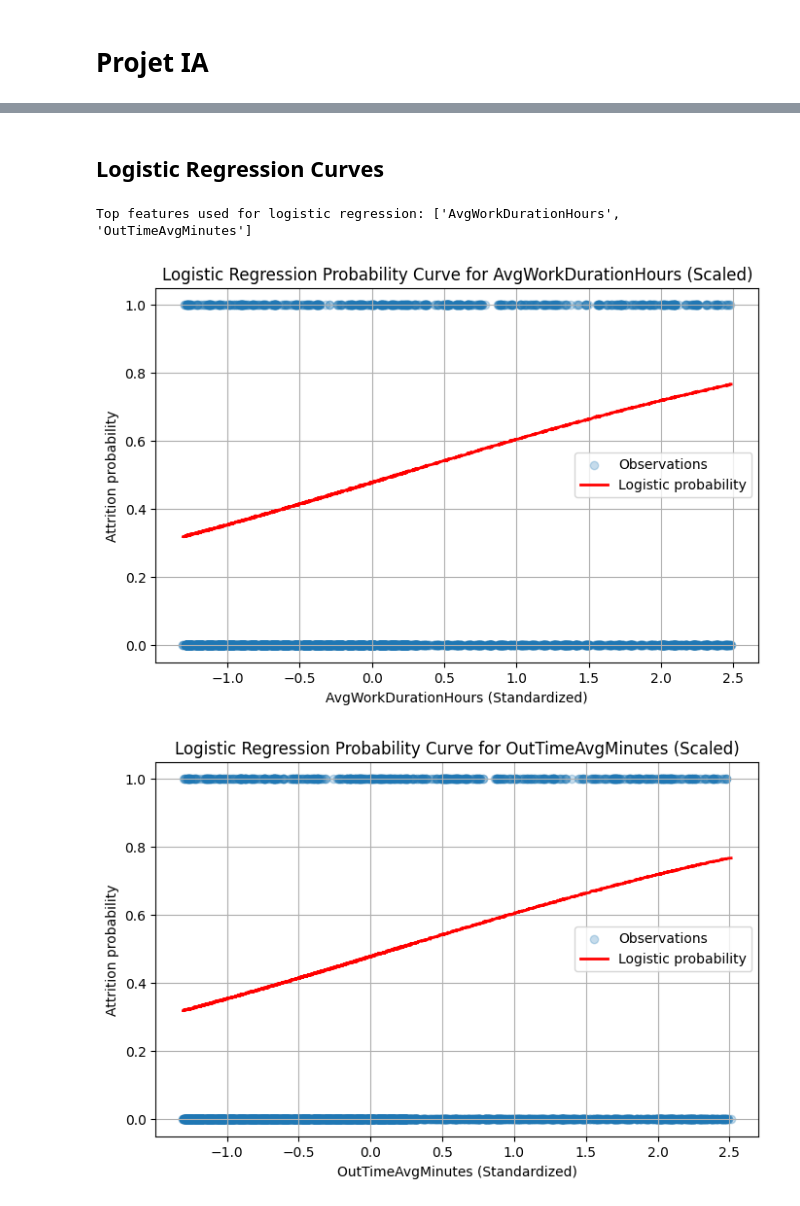
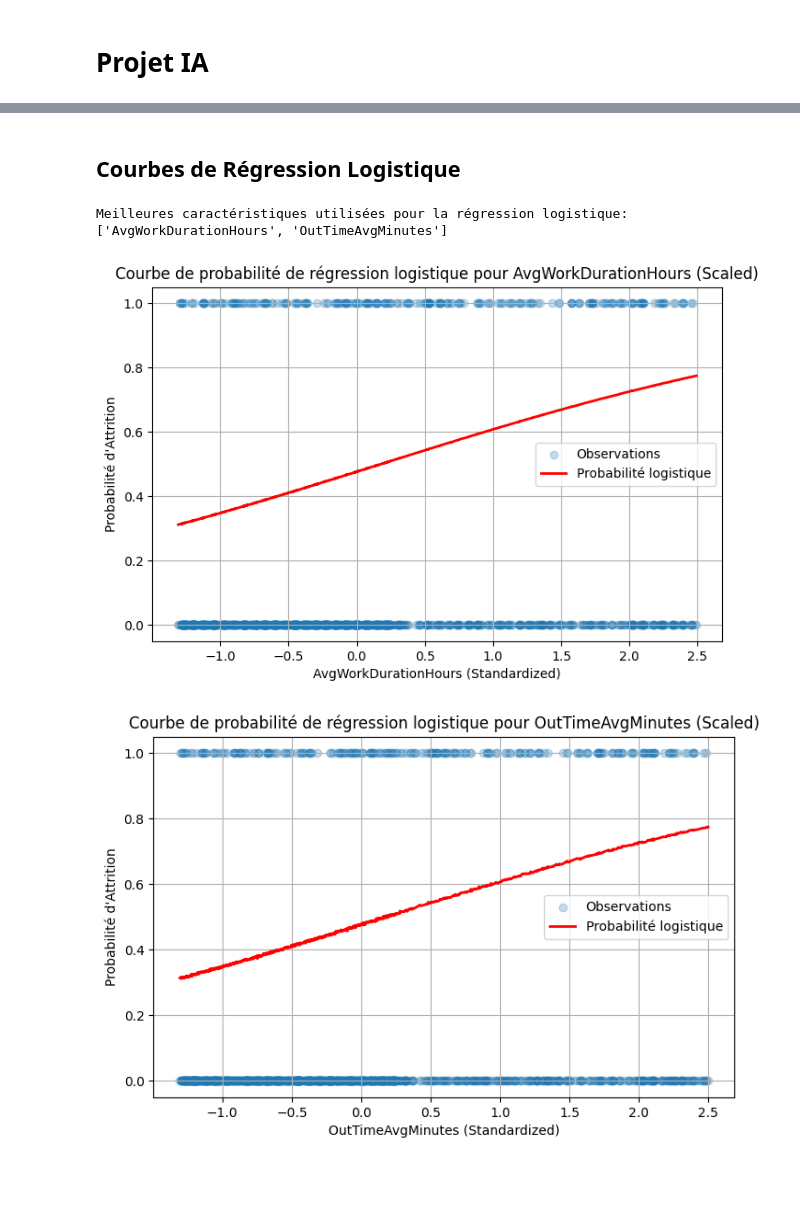
Before and after one commit to Vore667/HumanForYou, a Jupyter notebook: projet_ia.ipynb, the cells around one changed output, grey strips where cells are left out. Saved outputs shown, nothing was run; the diff lists cells and outputs as text; code cells hidden in the pictures; blank space fills up the shorter version.

```diff
--- a/projet_ia.ipynb
+++ b/projet_ia.ipynb
@@ -240,10 +259,11 @@ print(encoded)
 # %%
-# Feature Engineering
+# Ingénierie des Caractéristiques
 df_general['PromotionRatio'] = df_general['YearsSinceLastPromotion'] / (df_general['YearsAtCompany'] + 1)
 df_general['IncomePerYearAge'] = df_general['MonthlyIncome'] / df_general['Age']
 df_general['TenurePerJob'] = df_general['TotalWorkingYears'] / (df_general['NumCompaniesWorked'] + 1)
 
 numeric_features = [
+    "Age",  # <-- manquant
     "DistanceFromHome",
     "Education",
     "JobLevel",
@@ -256,6 +276,13 @@ numeric_features = [
     "YearsAtCompany",
     "YearsSinceLastPromotion",
     "YearsWithCurrManager",
+    # Caractéristiques d'enquête (manquantes)
+    "EnvironmentSatisfaction",
+    "JobSatisfaction",
+    "WorkLifeBalance",
+    "JobInvolvement",
+    "PerformanceRating",
+    # Caractéristiques de temps
     "InTimeAvgMinutes",
     "InTimeStdMinutes",
     "InTimeMissingDays",
@@ -265,9 +292,8 @@ numeric_features = [
     "AvgWorkDurationHours",
     "StdWorkDurationHours",
     "MissingWorkDurationDays",
-    "PromotionRatio",
-    "IncomePerYearAge",
-    "TenurePerJob"
+    # Ingénierie
+    "PromotionRatio", "IncomePerYearAge", "TenurePerJob",
 ]
 numeric_features = [col for col in numeric_features if col in df_general.columns]
 # %%
@@ -317,9 +374,9 @@ Name: Attrition_num, dtype: float64
 # %% [markdown]
-## Logistic Regression Curves
+## Courbes de Régression Logistique
 # %%
-# Train a logistic regression model on the two most correlated features
+# Entraîner un modèle de régression logistique sur les deux caractéristiques les plus corrélées
 top_features = attrition_corr.abs().sort_values(ascending=False).head(2).index.tolist()
-print('Top features used for logistic regression:', top_features)
+print('Meilleures caractéristiques utilisées pour la régression logistique:', top_features)
 
 X_log = corr_data[top_features]
 y_log = corr_data['Attrition_num']
@@ -327,41 +384,42 @@ y_log = corr_data['Attrition_num']
 scaler_log = StandardScaler()
 X_log_scaled = pd.DataFrame(scaler_log.fit_transform(X_log), columns=X_log.columns, index=X_log.index)
 
 clf_log = LogisticRegression(max_iter=500, class_weight='balanced')
 clf_log.fit(X_log_scaled, y_log)
 
-# Plot probability curve for each top feature separately
+# Tracer la courbe de probabilité pour chaque caractéristique principale séparément
 for feature in top_features:
     plt.figure(figsize=(8, 5))
     idx = X_log_scaled[feature].sort_values().index
     values = X_log_scaled.loc[idx, feature].values
     probs = clf_log.predict_proba(X_log_scaled.loc[idx])[:, 1]
     plt.scatter(X_log_scaled[feature], y_log, alpha=0.25, label='Observations')
-    plt.plot(values, probs, color='red', linewidth=2, label='Logistic probability')
-    plt.title(f'Logistic Regression Probability Curve for {feature} (Scaled)')
+    plt.plot(values, probs, color='red', linewidth=2, label='Probabilité logistique')
+    plt.title(f'Courbe de probabilité de régression logistique pour {feature} (Scaled)')
     plt.xlabel(f'{feature} (Standardized)')
-    plt.ylabel('Attrition probability')
+    plt.ylabel('Probabilité d\'Attrition')
     plt.legend()
     plt.grid(True)
     plt.show()
 
-# If both features are numeric, show decision boundary in 2D
+# Si les deux caractéristiques sont numériques, afficher la limite de décision en 2D
 if len(top_features) == 2:
     feature_x, feature_y = top_features
     x_min, x_max = X_log_scaled[feature_x].min() - 1, X_log_scaled[feature_x].max() + 1
     y_min, y_max = X_log_scaled[feature_y].min() - 1, X_log_scaled[feature_y].max() + 1
     xx, yy = np.meshgrid(np.linspace(x_min, x_max, 200), np.linspace(y_min, y_max, 200))
     grid = np.c_[xx.ravel(), yy.ravel()]
-    probs_grid = clf_log.predict_proba(grid)[:, 1].reshape(xx.shape)
+    grid_df = pd.DataFrame(grid, columns=[feature_x, feature_y])
+    probs_grid = clf_log.predict_proba(grid_df)[:, 1].reshape(xx.shape)
     plt.figure(figsize=(8, 6))
     contour = plt.contourf(xx, yy, probs_grid, cmap='coolwarm', alpha=0.6)
     plt.scatter(X_log_scaled[feature_x], X_log_scaled[feature_y], c=y_log, cmap='bwr', edgecolor='k', alpha=0.6)
-    plt.colorbar(contour, label='Attrition probability')
-    plt.title('Logistic Regression Decision Surface (Scaled)')
+    plt.colorbar(contour, label='Probabilité d\'Attrition')
+    plt.title('Surface de décision de Régression Logistique (Standardisée)')
     plt.xlabel(f'{feature_x} (Standardized)')
     plt.ylabel(f'{feature_y} (Standardized)')
     plt.show()
 # %% [output]
-Top features used for logistic regression: ['AvgWorkDurationHours', 'OutTimeAvgMinutes']
+Meilleures caractéristiques utilisées pour la régression logistique: ['AvgWorkDurationHours', 'OutTimeAvgMinutes']
-[figure, old version]
+[figure, new version]
-[figure, old version]
+[figure, new version]
```
Also changed, not shown: parts of 37 cells of this notebook.
